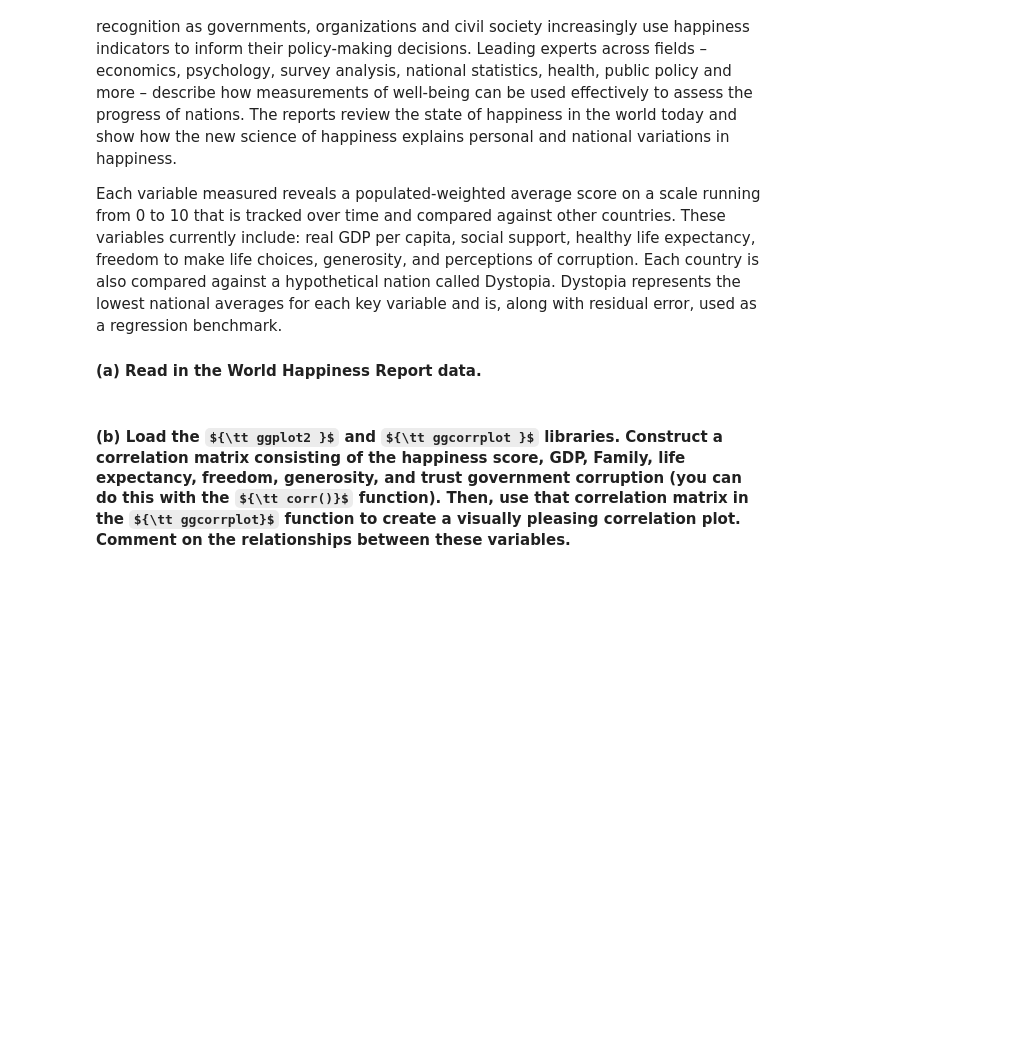
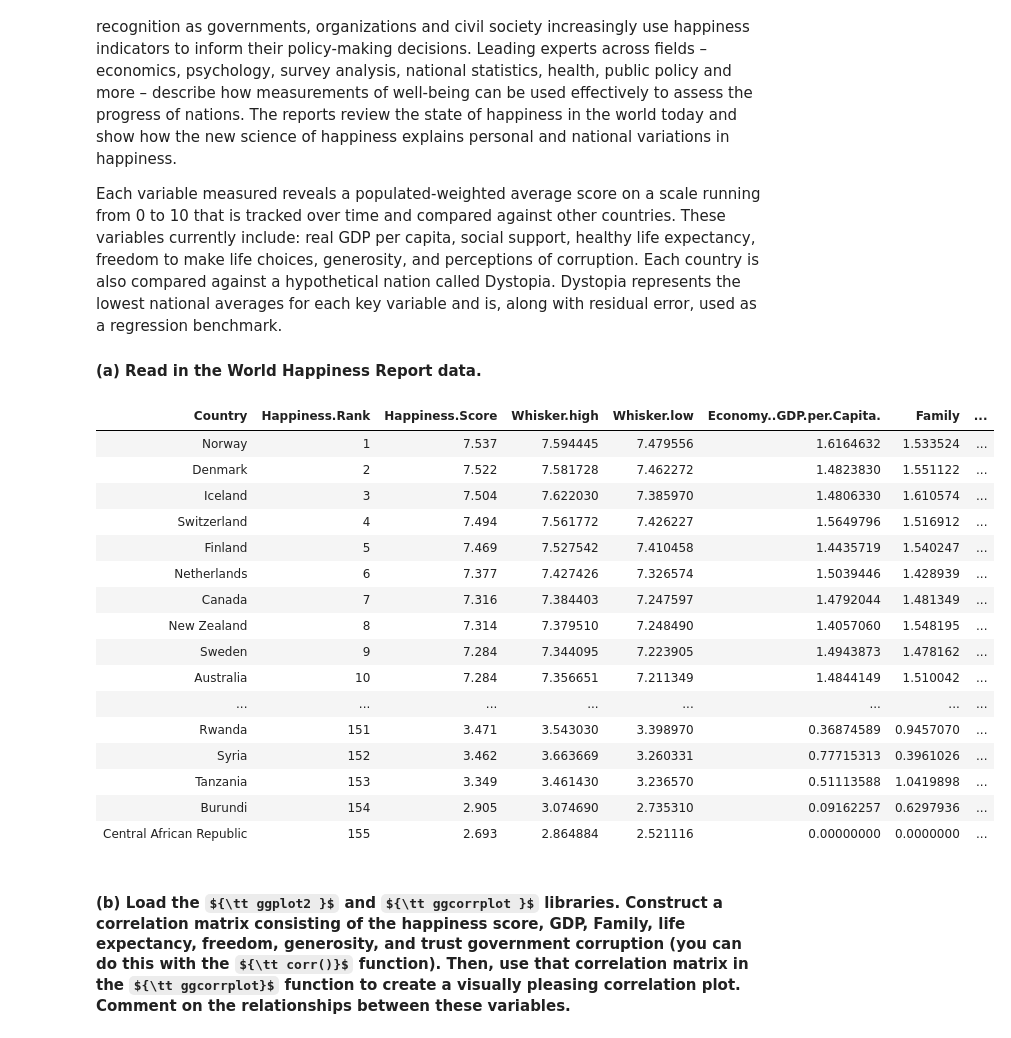
Before and after one commit to BDesBrisay/appm4570, a Jupyter notebook: finalProject/APPM4570-Project-Sp2018.ipynb, the cells around one changed output. Saved outputs shown, nothing was run; the diff lists cells and outputs as text; code cells hidden in the pictures; some formulas as TeX source; blank space fills up the shorter version.

```diff
--- a/finalProject/APPM4570-Project-Sp2018.ipynb
+++ b/finalProject/APPM4570-Project-Sp2018.ipynb
@@ -147,5 +160,26 @@ Each variable measured reveals a populated-weighted average score on a scale run
 
 
 #### (a) Read in the World Happiness Report data.
+# %%
+df = data.frame(read.table("2017.csv", header=TRUE, sep=","))
+df
+# %% [output]
+| Country | Happiness.Rank | Happiness.Score | Whisker.high | Whisker.low | Economy..GDP.per.Capita. | Family | ... |
+| Norway | 1 | 7.537 | 7.594445 | 7.479556 | 1.6164632 | 1.533524 | ... |
+| Denmark | 2 | 7.522 | 7.581728 | 7.462272 | 1.4823830 | 1.551122 | ... |
+| Iceland | 3 | 7.504 | 7.622030 | 7.385970 | 1.4806330 | 1.610574 | ... |
+| Switzerland | 4 | 7.494 | 7.561772 | 7.426227 | 1.5649796 | 1.516912 | ... |
+| Finland | 5 | 7.469 | 7.527542 | 7.410458 | 1.4435719 | 1.540247 | ... |
+| Netherlands | 6 | 7.377 | 7.427426 | 7.326574 | 1.5039446 | 1.428939 | ... |
+| Canada | 7 | 7.316 | 7.384403 | 7.247597 | 1.4792044 | 1.481349 | ... |
+| New Zealand | 8 | 7.314 | 7.379510 | 7.248490 | 1.4057060 | 1.548195 | ... |
+| Sweden | 9 | 7.284 | 7.344095 | 7.223905 | 1.4943873 | 1.478162 | ... |
+| Australia | 10 | 7.284 | 7.356651 | 7.211349 | 1.4844149 | 1.510042 | ... |
+| ... | ... | ... | ... | ... | ... | ... | ... |
+| Rwanda | 151 | 3.471 | 3.543030 | 3.398970 | 0.36874589 | 0.9457070 | ... |
+| Syria | 152 | 3.462 | 3.663669 | 3.260331 | 0.77715313 | 0.3961026 | ... |
+| Tanzania | 153 | 3.349 | 3.461430 | 3.236570 | 0.51113588 | 1.0419898 | ... |
+| Burundi | 154 | 2.905 | 3.074690 | 2.735310 | 0.09162257 | 0.6297936 | ... |
+| Central African Republic | 155 | 2.693 | 2.864884 | 2.521116 | 0.00000000 | 0.0000000 | ... |
 # %% [markdown]
 #### (b) Load the ${\tt ggplot2 }$ and ${\tt ggcorrplot }$  libraries. Construct a correlation matrix consisting of the happiness score, GDP, Family, life expectancy, freedom, generosity, and trust government corruption (you can do this with the ${\tt corr()}$ function). Then, use that correlation matrix in the ${\tt ggcorrplot}$ function to create a visually pleasing correlation plot. Comment on the relationships between these variables.
```
Also changed, not shown: parts of 13 cells of this notebook.
